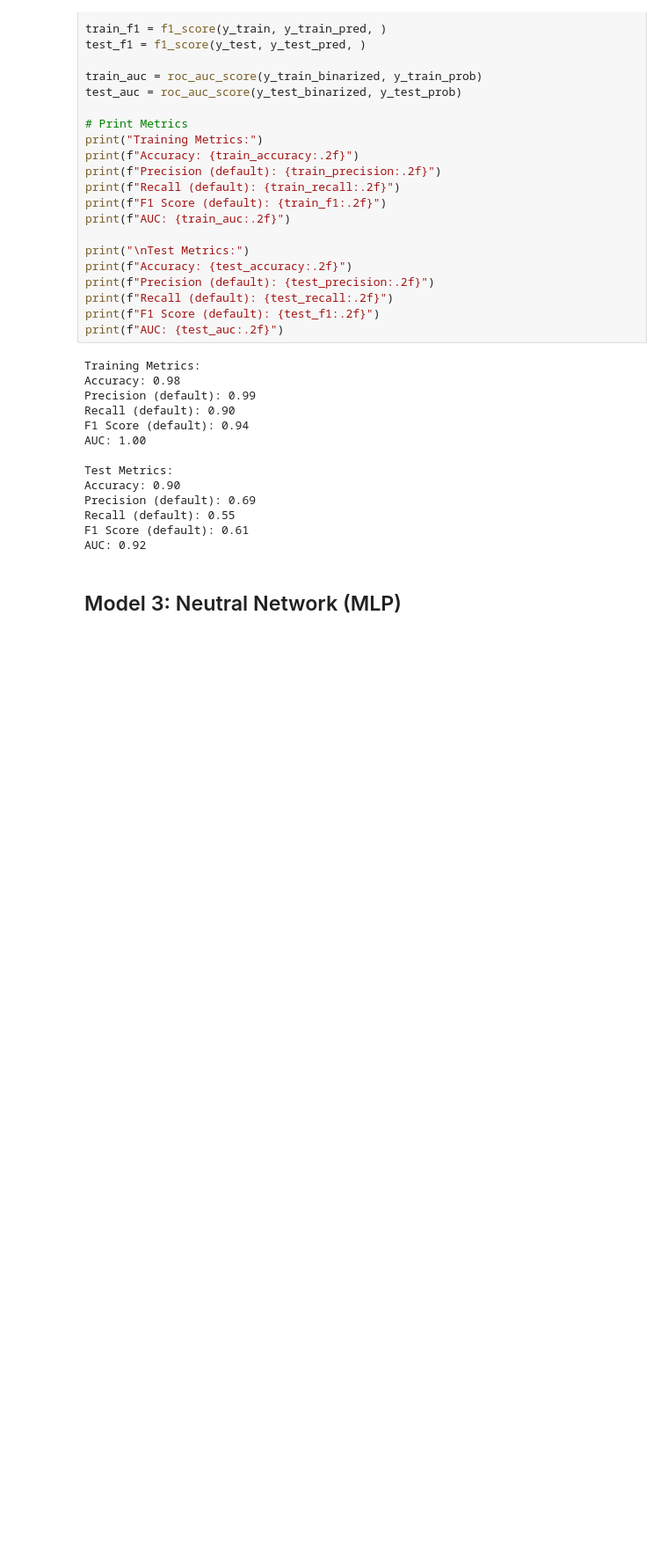
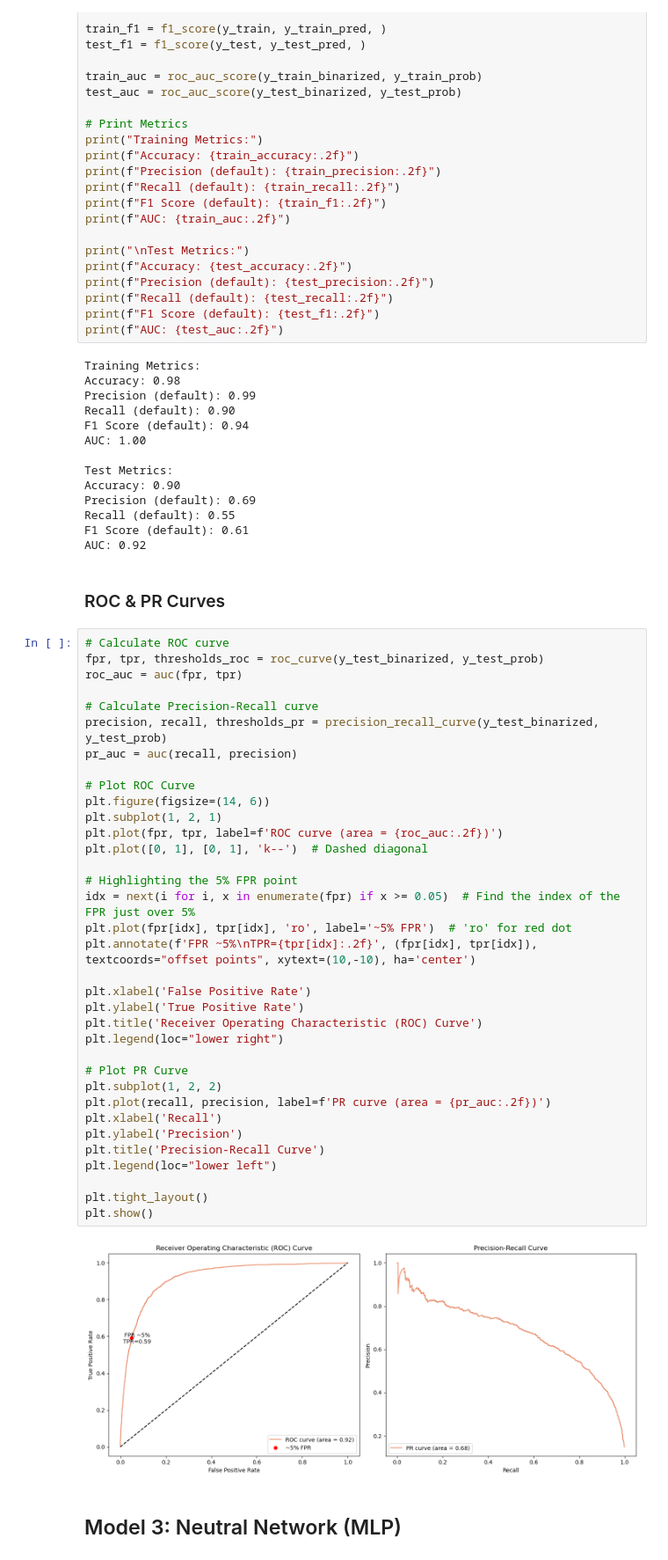
Before and after one commit to MikeVej/ML_LoanDefaults, a Jupyter notebook: LoanDefaults_MichaelVejsiri.ipynb, the cells around one changed output. Shown at 88% size. Cells and saved outputs as stored; diff of their text form; blank space fills up the shorter version.

```diff
--- a/LoanDefaults_MichaelVejsiri.ipynb
+++ b/LoanDefaults_MichaelVejsiri.ipynb
@@ -912,6 +991,45 @@ Precision (default): 0.69
 Recall (default): 0.55
 F1 Score (default): 0.61
 AUC: 0.92
+# %% [markdown]
+### ROC & PR Curves
+# %%
+# Calculate ROC curve
+fpr, tpr, thresholds_roc = roc_curve(y_test_binarized, y_test_prob)
+roc_auc = auc(fpr, tpr)
+
+# Calculate Precision-Recall curve
+precision, recall, thresholds_pr = precision_recall_curve(y_test_binarized, y_test_prob)
+pr_auc = auc(recall, precision)
+
+# Plot ROC Curve
+plt.figure(figsize=(14, 6))
+plt.subplot(1, 2, 1)
+plt.plot(fpr, tpr, label=f'ROC curve (area = {roc_auc:.2f})')
+plt.plot([0, 1], [0, 1], 'k--')  # Dashed diagonal
+
+# Highlighting the 5% FPR point
+idx = next(i for i, x in enumerate(fpr) if x >= 0.05)  # Find the index of the FPR just over 5%
+plt.plot(fpr[idx], tpr[idx], 'ro', label='~5% FPR')  # 'ro' for red dot
+plt.annotate(f'FPR ~5%\nTPR={tpr[idx]:.2f}', (fpr[idx], tpr[idx]), textcoords="offset points", xytext=(10,-10), ha='center')
+
+plt.xlabel('False Positive Rate')
+plt.ylabel('True Positive Rate')
+plt.title('Receiver Operating Characteristic (ROC) Curve')
+plt.legend(loc="lower right")
+
+# Plot PR Curve
+plt.subplot(1, 2, 2)
+plt.plot(recall, precision, label=f'PR curve (area = {pr_auc:.2f})')
+plt.xlabel('Recall')
+plt.ylabel('Precision')
+plt.title('Precision-Recall Curve')
+plt.legend(loc="lower left")
+
+plt.tight_layout()
+plt.show()
+# %% [output]
+[figure, added]
 # %% [markdown]
 ## Model 3: Neutral Network (MLP)
 # %% [markdown]
```
Also changed, not shown: parts of 10 cells of this notebook.
